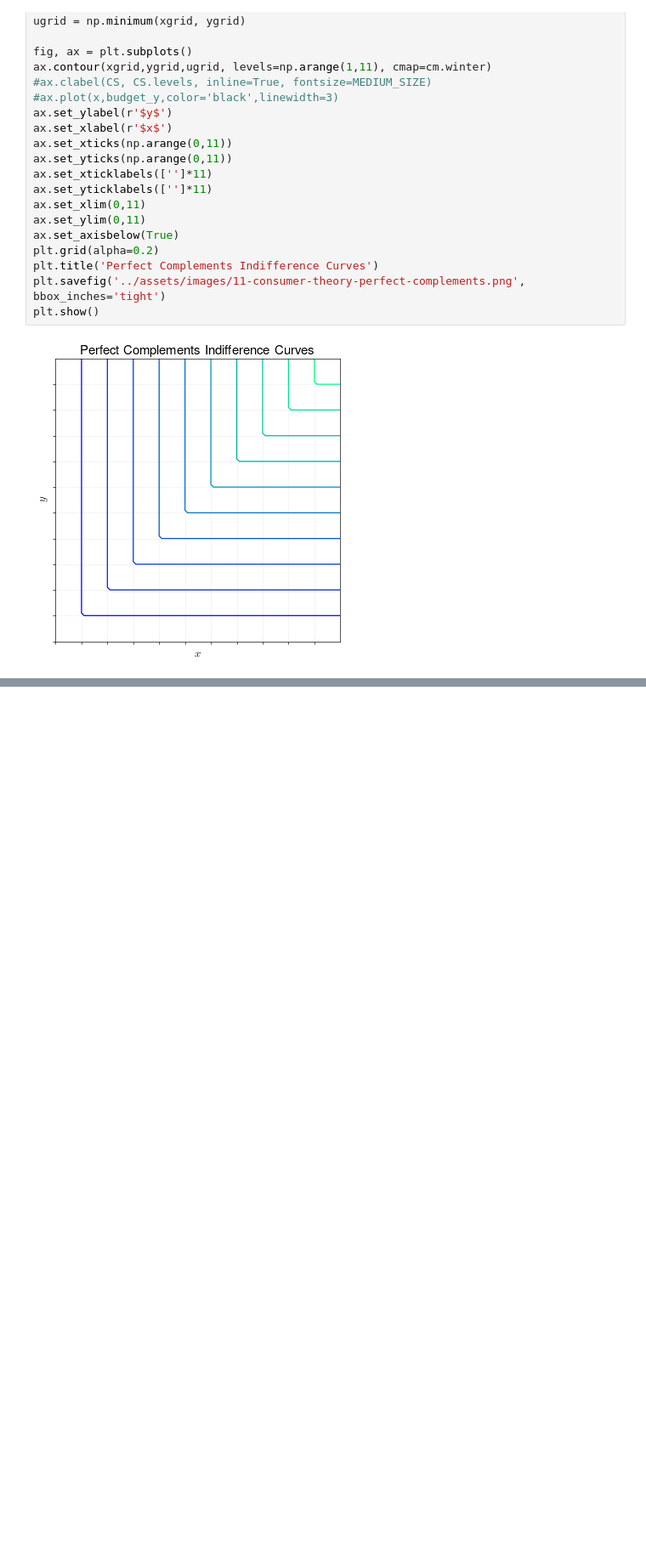
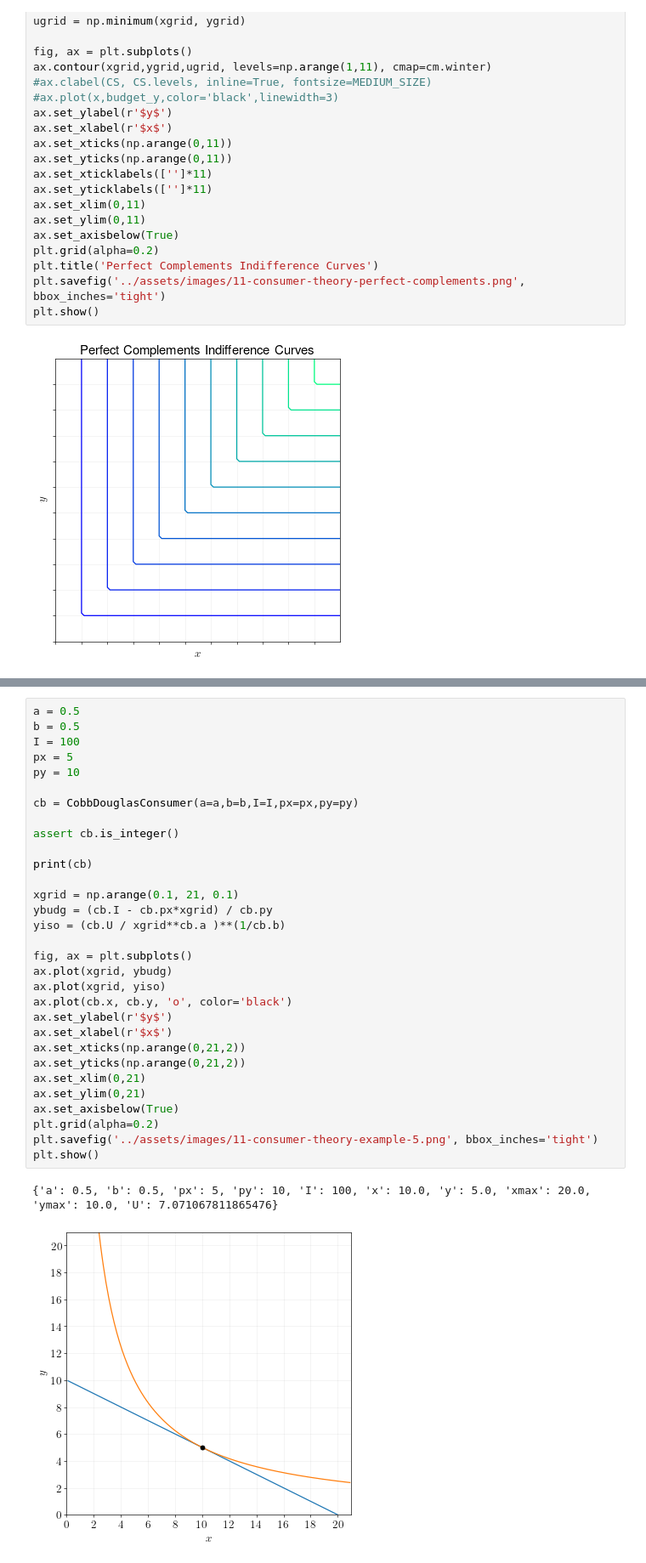
Before and after one commit to ed-kung/CSUN-Econ-310, a Jupyter notebook: _workspace/11-consumer-theory.ipynb, the cells around one changed output, grey strips where cells are left out. Shown: that part at 85% size. Drawn from its saved outputs; the diff is of its cells as text; blank space fills up the shorter version.

```diff
--- a/_workspace/11-consumer-theory.ipynb
+++ b/_workspace/11-consumer-theory.ipynb
@@ -128,0 +144,34 @@ plt.show()
+# %%
+a = 0.5
+b = 0.5
+I = 100
+px = 5
+py = 10
+
+cb = CobbDouglasConsumer(a=a,b=b,I=I,px=px,py=py)
+
+assert cb.is_integer()
+
+print(cb)
+
+xgrid = np.arange(0.1, 21, 0.1)
+ybudg = (cb.I - cb.px*xgrid) / cb.py
+yiso = (cb.U / xgrid**cb.a )**(1/cb.b)
+
+fig, ax = plt.subplots()
+ax.plot(xgrid, ybudg)
+ax.plot(xgrid, yiso)
+ax.plot(cb.x, cb.y, 'o', color='black')
+ax.set_ylabel(r'$y$')
+ax.set_xlabel(r'$x$')
+ax.set_xticks(np.arange(0,21,2))
+ax.set_yticks(np.arange(0,21,2))
+ax.set_xlim(0,21)
+ax.set_ylim(0,21)
+ax.set_axisbelow(True)
+plt.grid(alpha=0.2)
+plt.savefig('../assets/images/11-consumer-theory-example-5.png', bbox_inches='tight')
+plt.show()
+# %% [output]
+{'a': 0.5, 'b': 0.5, 'px': 5, 'py': 10, 'I': 100, 'x': 10.0, 'y': 5.0, 'xmax': 20.0, 'ymax': 10.0, 'U': 7.071067811865476}
+[figure, added]
```
Also changed, not shown: parts of 3 cells of this notebook, 24 other files.
